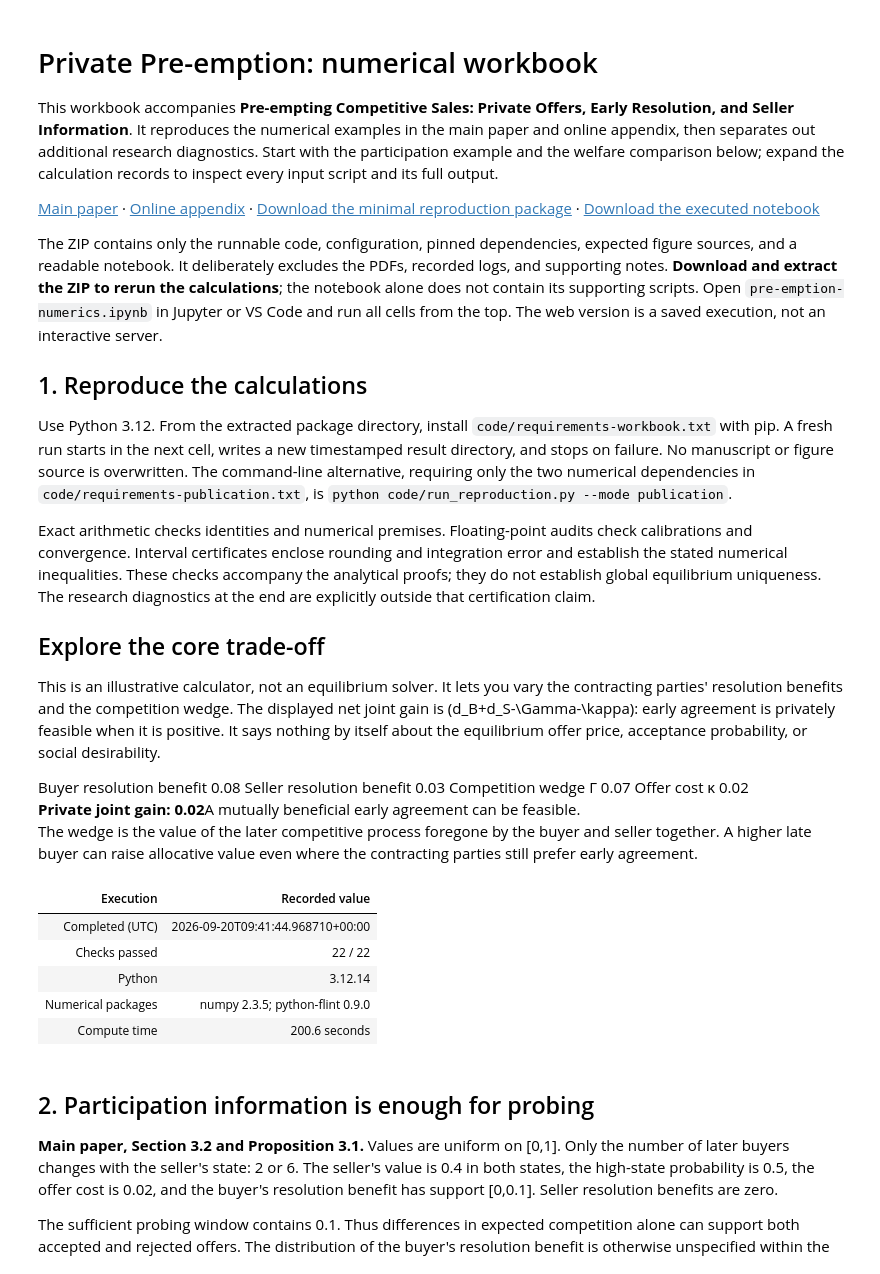
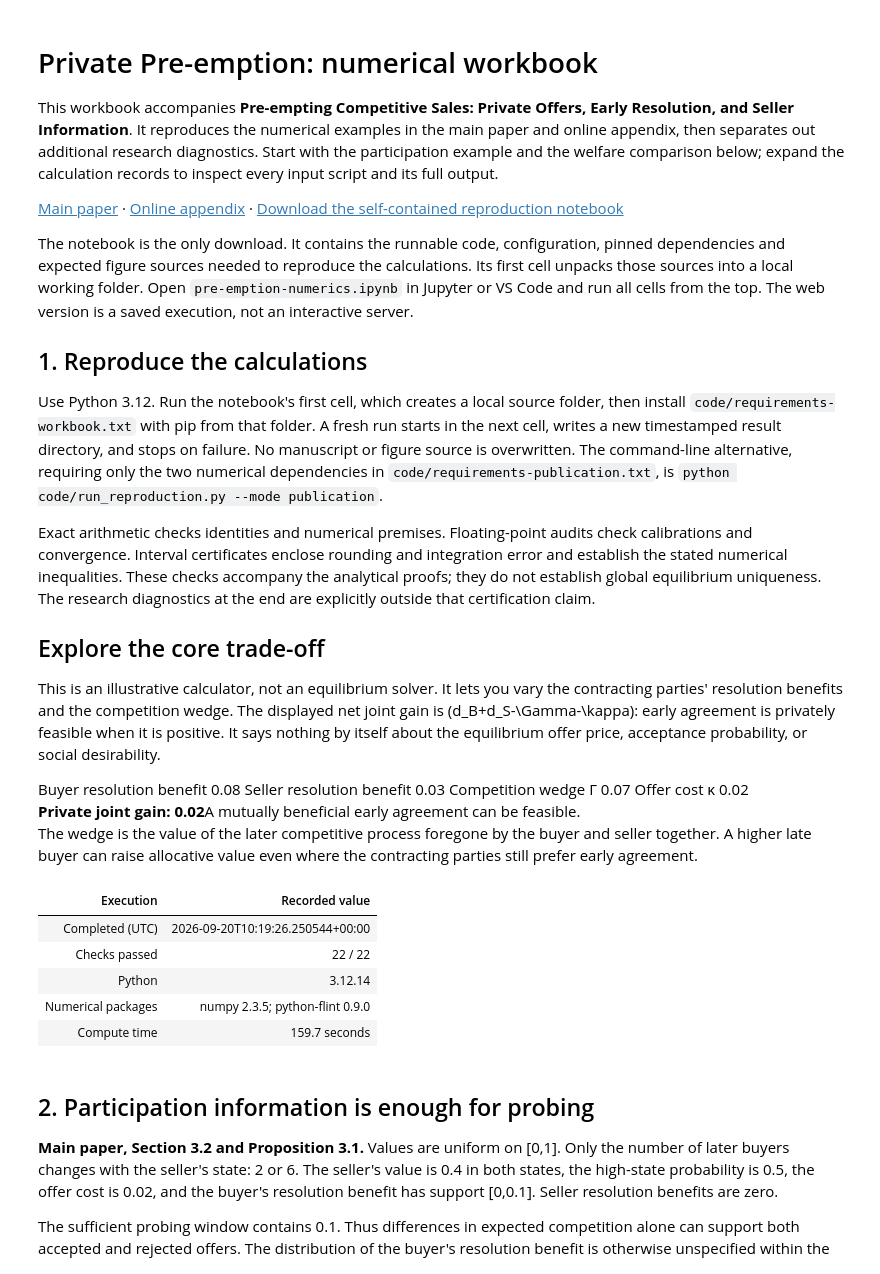
Before and after one commit to emilmsh/emilmsh.github.io, a Jupyter notebook: papers/pre-emption-numerics.ipynb, the cells around one changed output. Cells and saved outputs as stored; diff of their text form; code cells hidden in the pictures.

Commit message:
Update pre-emption papers and numerical workbook

```diff
--- a/papers/pre-emption-numerics.ipynb
+++ b/papers/pre-emption-numerics.ipynb
@@ -3,13 +2679,13 @@
 
 This workbook accompanies **Pre-empting Competitive Sales: Private Offers, Early Resolution, and Seller Information**. It reproduces the numerical examples in the main paper and online appendix, then separates out additional research diagnostics. Start with the participation example and the welfare comparison below; expand the calculation records to inspect every input script and its full output.
 
-[Main paper](Manuscript-short.pdf) · [Online appendix](Manuscript-online-appendix.pdf) · [Download the minimal reproduction package](pre-emption-numerics.zip) · [Download the executed notebook](pre-emption-numerics.ipynb)
+[Main paper](Manuscript-short.pdf) · [Online appendix](Manuscript-online-appendix.pdf) · [Download the self-contained reproduction notebook](pre-emption-numerics.ipynb)
 
-The ZIP contains only the runnable code, configuration, pinned dependencies, expected figure sources, and a readable notebook. It deliberately excludes the PDFs, recorded logs, and supporting notes. **Download and extract the ZIP to rerun the calculations**; the notebook alone does not contain its supporting scripts. Open `pre-emption-numerics.ipynb` in Jupyter or VS Code and run all cells from the top. The web version is a saved execution, not an interactive server.
+The notebook is the only download. It contains the runnable code, configuration, pinned dependencies and expected figure sources needed to reproduce the calculations. Its first cell unpacks those sources into a local working folder. Open `pre-emption-numerics.ipynb` in Jupyter or VS Code and run all cells from the top. The web version is a saved execution, not an interactive server.
 
 ## 1. Reproduce the calculations
 
-Use Python 3.12. From the extracted package directory, install `code/requirements-workbook.txt` with pip. A fresh run starts in the next cell, writes a new timestamped result directory, and stops on failure. No manuscript or figure source is overwritten. The command-line alternative, requiring only the two numerical dependencies in `code/requirements-publication.txt`, is `python code/run_reproduction.py --mode publication`.
+Use Python 3.12. Run the notebook's first cell, which creates a local source folder, then install `code/requirements-workbook.txt` with pip from that folder. A fresh run starts in the next cell, writes a new timestamped result directory, and stops on failure. No manuscript or figure source is overwritten. The command-line alternative, requiring only the two numerical dependencies in `code/requirements-publication.txt`, is `python code/run_reproduction.py --mode publication`.
 
 Exact arithmetic checks identities and numerical premises. Floating-point audits check calibrations and convergence. Interval certificates enclose rounding and integration error and establish the stated numerical inequalities. These checks accompany the analytical proofs; they do not establish global equilibrium uniqueness. The research diagnostics at the end are explicitly outside that certification claim.
 
@@ -36,7 +2712,7 @@ from IPython.display import HTML, display
 ROOT = next((p for p in [Path.cwd(), *Path.cwd().parents]
              if (p / 'code/claims.json').is_file()), None)
 if ROOT is None:
-    raise RuntimeError('Extract the complete ZIP and open the notebook there.')
+    raise RuntimeError('Run the notebook setup cell first, then run this cell again.')
 if sys.version_info[:2] != (3, 12):
     raise RuntimeError('Use Python 3.12 for the recorded reproduction environment.')
 for package, expected in [('numpy', '2.3.5'), ('python-flint', '0.9.0')]:
@@ -68,38 +2744,38 @@ specs = {t['id']: t for t in manifest['tasks']}
 if summary['status'] != 'pass' or set(tasks) != set(specs):
     raise RuntimeError('The complete suite did not finish successfully.')
 for record in json.loads((RUN / 'source_hashes.json').read_text(encoding='utf-8')):
     if hashlib.sha256((ROOT / record['path']).read_bytes()).hexdigest() != record['sha256']:
         raise RuntimeError('A source changed during execution: ' + record['path'])
 
 shown = set()
 def records(ids):
     for task_id in ids:
         shown.add(task_id)
         task, spec = tasks[task_id], specs[task_id]
         scripts = [spec['script']] if spec['kind'] == 'python' else spec['scripts']
         output = (RUN / (task_id + '.stdout.txt')).read_text(encoding='utf-8')
         stderr = (RUN / (task_id + '.stderr.txt')).read_text(encoding='utf-8')
         if stderr.strip():
             output += '\nSTDERR\n' + stderr
         title = f"{task['title']} | {task['classification']} | {task['status']}"
         display(HTML('<details class="record"><summary>' + html.escape(title) + '</summary><p><code>'
                      + html.escape(', '.join(scripts)) + '</code></p><pre>'
                      + html.escape(output) + '</pre></details>'))
 
 table(['Execution', 'Recorded value'], [
     ['Completed (UTC)', summary['finished_at_utc']],
     ['Checks passed', f"{len(tasks)} / {len(specs)}"],
     ['Python', sys.version.split()[0]],
     ['Numerical packages', 'numpy 2.3.5; python-flint 0.9.0'],
     ['Compute time', f"{sum(t['duration_seconds'] for t in tasks.values()):.1f} seconds"],
 ])
 # %% [output]
 | Execution | Recorded value |
-| Completed (UTC) | 2026-09-20T09:41:44.968710+00:00 |
+| Completed (UTC) | 2026-09-20T10:19:26.250544+00:00 |
 | Checks passed | 22 / 22 |
 | Python | 3.12.14 |
 | Numerical packages | numpy 2.3.5; python-flint 0.9.0 |
-| Compute time | 200.6 seconds |
+| Compute time | 159.7 seconds |
 # %% [markdown]
 ## 2. Participation information is enough for probing
 
```
Also changed, not shown: parts of 4 cells of this notebook, 1 other file.
